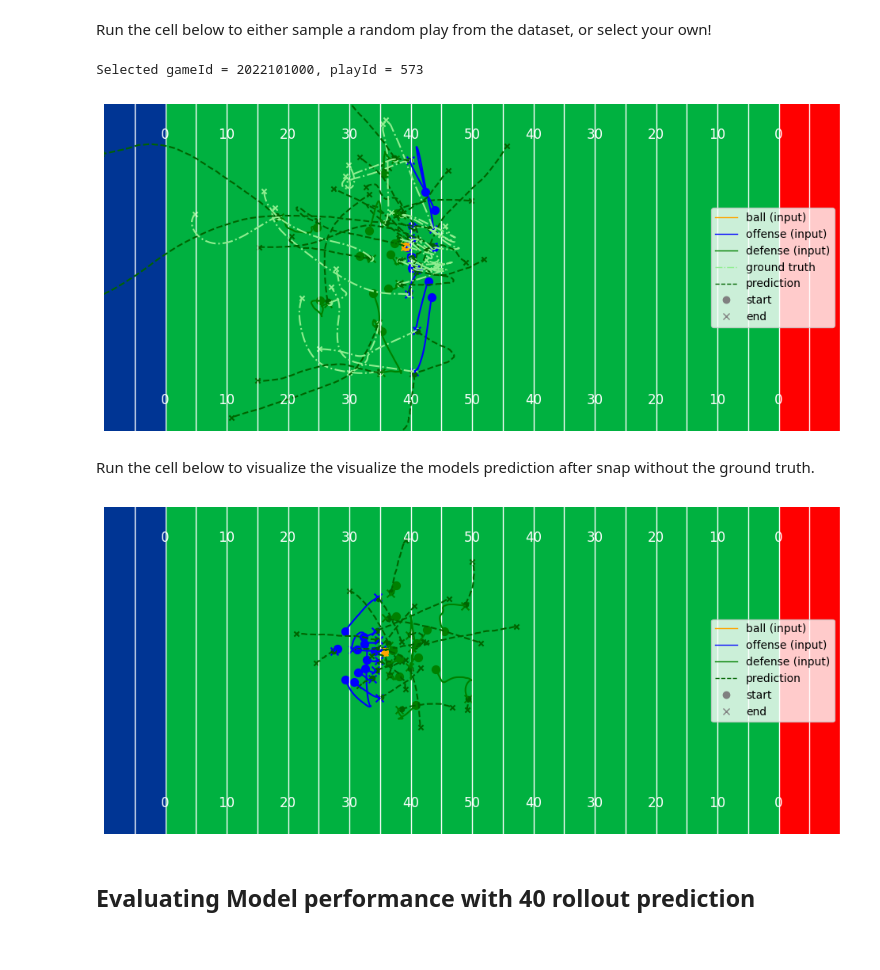
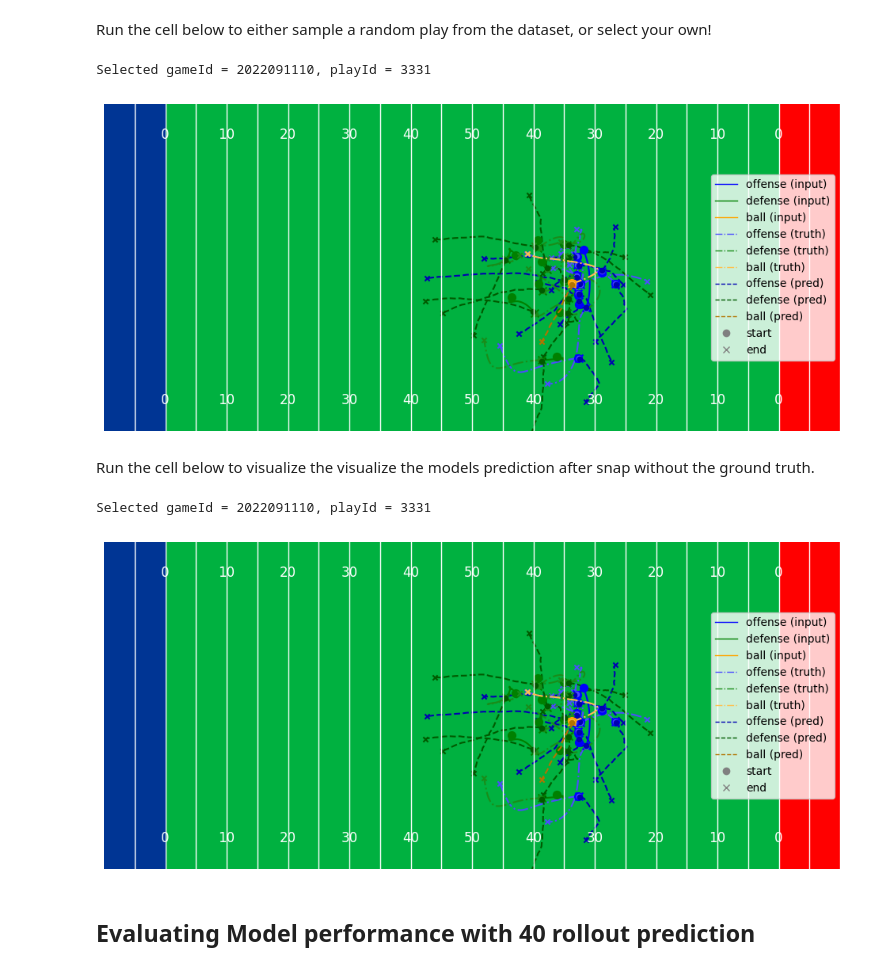
Before and after one commit to pholmes116/NFL-player-trajectories-public, a Jupyter notebook: code/Models/Base_transformer.ipynb, the cells around one changed output. Saved outputs shown, nothing was run; the diff lists cells and outputs as text; code cells hidden in the pictures.

```diff
--- a/code/Models/Base_transformer.ipynb
+++ b/code/Models/Base_transformer.ipynb
@@ -195,14 +184,16 @@ game_indexer_test = df.merge(game_indexer, how="left", on=["gameId", "playId"])
 Run  the cell below to either sample a random play from the dataset, or select your own!
 # %%
 # Filter to test rows and pick one at random
-N_STEPS = 50
-
+N_STEPS = 40
 
 #################### Samples a random play from the test set #####################
 row = game_indexer_test.sample(n=1)  # pick a random row from the test set
 
-gameId = row['gameId'].iloc[0] # Replace with specific gameId if needed
-playId = row['playId'].iloc[0] # Replace with specific gameId if needed
+#gameId = row['gameId'].iloc[0] # Replace with specific gameId if needed
+#playId = row['playId'].iloc[0] # Replace with specific gameId if needed
+
+gameId = 2022091110
+playId = 3331
 
 ###################################################################################
 
@@ -216,52 +207,53 @@ context_seq, gt_future = load_play(
     n_future=N_STEPS,
 )
 
-################## CHANGE DEPENDING ON MODEL ##################
 pred = model.predict_autoregressive(context_seq, n_steps=N_STEPS)
-###############################################################
 
 _ = custom_visualizer.plot_trajectories(
         sequence=context_seq[0],
         ground_truth_seq=gt_future,
         pred_seq=pred,
-        offense='all', defense='all', include_ball=True,)
+        offense='all', defense='all', include_ball=True)
 # %% [output]
-Selected gameId = 2022101000, playId = 573
+Selected gameId = 2022091110, playId = 3331
-[figure, old version]
+[figure, new version]
 # %% [markdown]
 Run the cell below to visualize the visualize the models prediction after snap without the ground truth.
 # %%
-N_STEPS = 30
+# Filter to test rows and pick one at random
+N_STEPS = 40
 
 #################### Samples a random play from the test set #####################
-row = (
-    game_indexer
-    .loc[game_indexer['split'] == "test", ['gameId', 'playId']]
-    .sample(n=1)
-)
+row = game_indexer_test.sample(n=1)  # pick a random row from the test set
 
-gameId = row['gameId'].iloc[0] # Replace with specific gameId if needed
-playId = row['playId'].iloc[0] # Replace with specific gameId if needed
+#gameId = row['gameId'].iloc[0] # Replace with specific gameId if needed
+#playId = row['playId'].iloc[0] # Replace with specific gameId if needed
+
+gameId = 2022091110
+playId = 3331
 
 ###################################################################################
+
+print(f"Selected gameId = {gameId}, playId = {playId}")
 
 context_seq, gt_future = load_play(
     parquet_path="../../processed_data/model_input_9.parquet",
     game_id=gameId,
     play_id=playId,
     ctx_len=100,
     n_future=N_STEPS,
 )
 
 pred = model.predict_autoregressive(context_seq, n_steps=N_STEPS)
 
 _ = custom_visualizer.plot_trajectories(
         sequence=context_seq[0],
-        ground_truth_seq=None,
+        ground_truth_seq=gt_future,
         pred_seq=pred,
-        offense='all', defense='all', include_ball=True,)
+        offense='all', defense='all', include_ball=True)
 # %% [output]
+Selected gameId = 2022091110, playId = 3331
-[figure, old version]
+[figure, new version]
 # %% [markdown]
 ## Evaluating Model performance with 40 rollout prediction
 # %%
```
Also changed, not shown: parts of 4 cells of this notebook, 1 other file.
